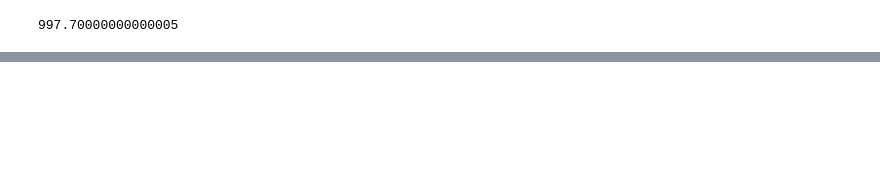
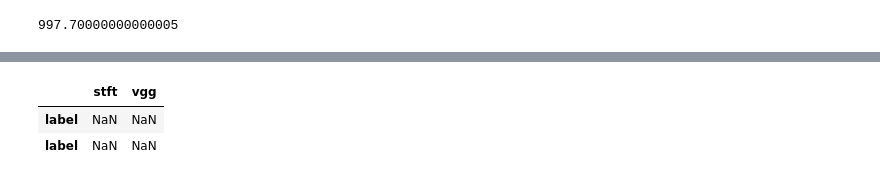
Before and after one commit to ireko8/kaggle-tensorflow-speech-recognition, a Jupyter notebook: Result_Visualize.ipynb, the cells around one changed output, grey strips where cells are left out. Saved outputs shown, nothing was run; the diff lists cells and outputs as text; code cells hidden in the pictures; blank space fills up the shorter version.

```diff
--- a/Result_Visualize.ipynb
+++ b/Result_Visualize.ipynb
@@ -102,0 +114,6 @@ IPD.display(IPD.Audio(wav, rate=sr))
+# %%
+new_df.head()
+# %% [output]
+|  | stft | vgg |
+| label | NaN | NaN |
+| label | NaN | NaN |
```
Also changed, not shown: parts of 3 cells of this notebook, 5 other files.
